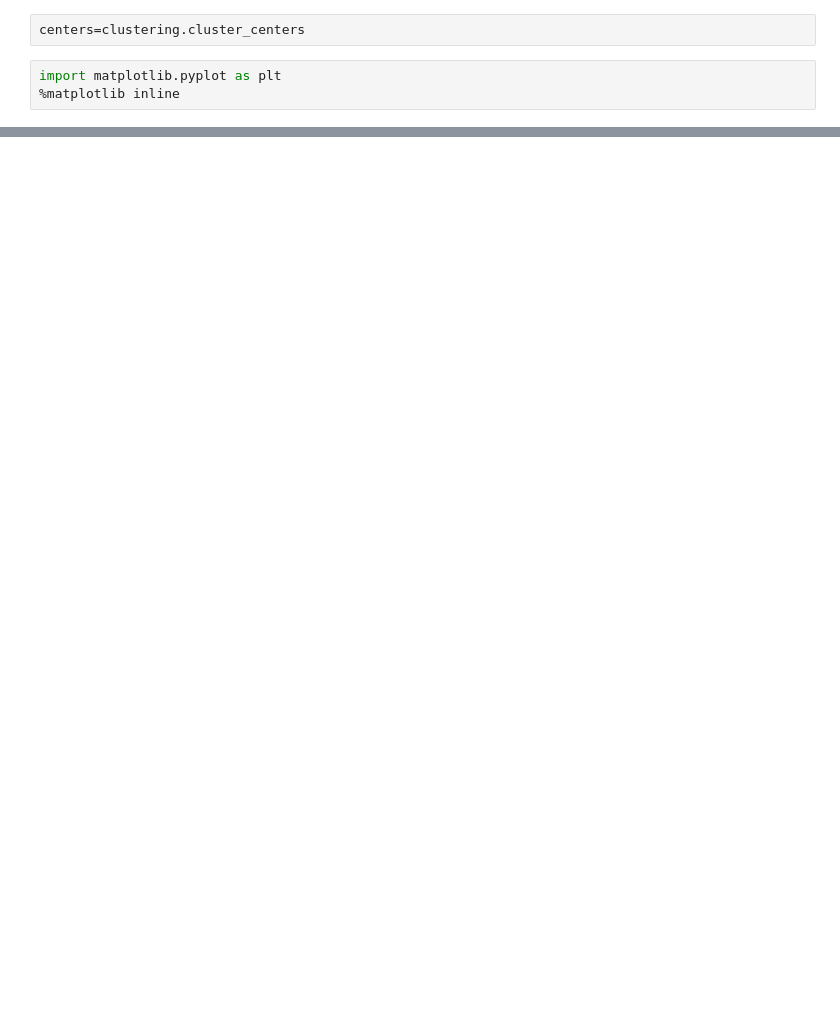
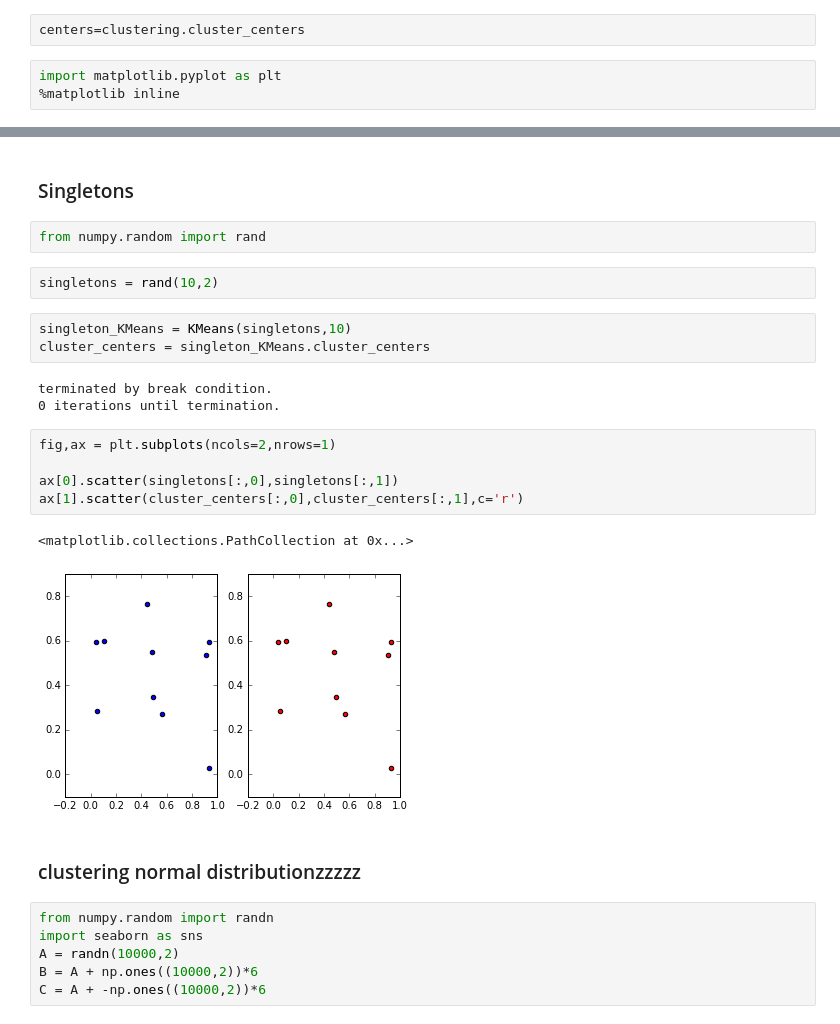
Before and after one commit to Markov-Schmarkov/mcmm-project, a Jupyter notebook: mcmm/kmeans_testing.ipynb, the cells around one changed output, grey strips where cells are left out. Saved outputs shown, nothing was run; the diff lists cells and outputs as text; blank space fills up the shorter version.

Commit message:
updated KMeans testing notebook

```diff
--- a/mcmm/kmeans_testing.ipynb
+++ b/mcmm/kmeans_testing.ipynb
@@ -24,0 +62,28 @@ plt.scatter(centers[:,0],centers[:,1],c='r',s=50)
+# %% [markdown]
+### Singletons
+# %%
+from numpy.random import rand
+# %%
+singletons = rand(10,2)
+# %%
+singleton_KMeans = KMeans(singletons,10)
+cluster_centers = singleton_KMeans.cluster_centers
+# %% [output]
+terminated by break condition.
+0 iterations until termination.
+# %%
+fig,ax = plt.subplots(ncols=2,nrows=1)
+
+ax[0].scatter(singletons[:,0],singletons[:,1])
+ax[1].scatter(cluster_centers[:,0],cluster_centers[:,1],c='r')
+# %% [output]
+<matplotlib.collections.PathCollection at 0x...>
+[figure, added]
+# %% [markdown]
+### clustering normal distributionzzzzz
+# %%
+from numpy.random import randn
+import seaborn as sns
+A = randn(10000,2)
+B = A + np.ones((10000,2))*6
+C = A + -np.ones((10000,2))*6
```
Also changed, not shown: parts of 6 cells of this notebook.
